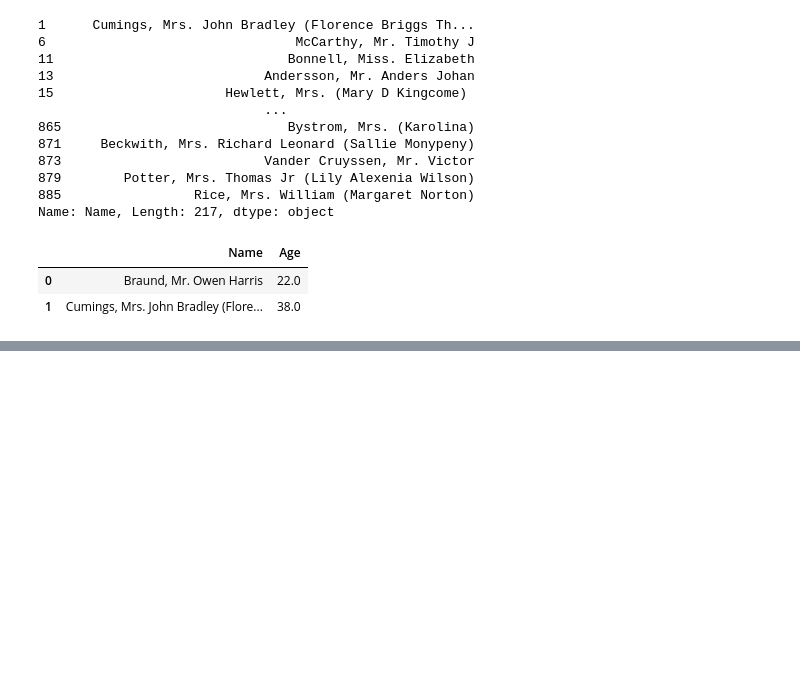
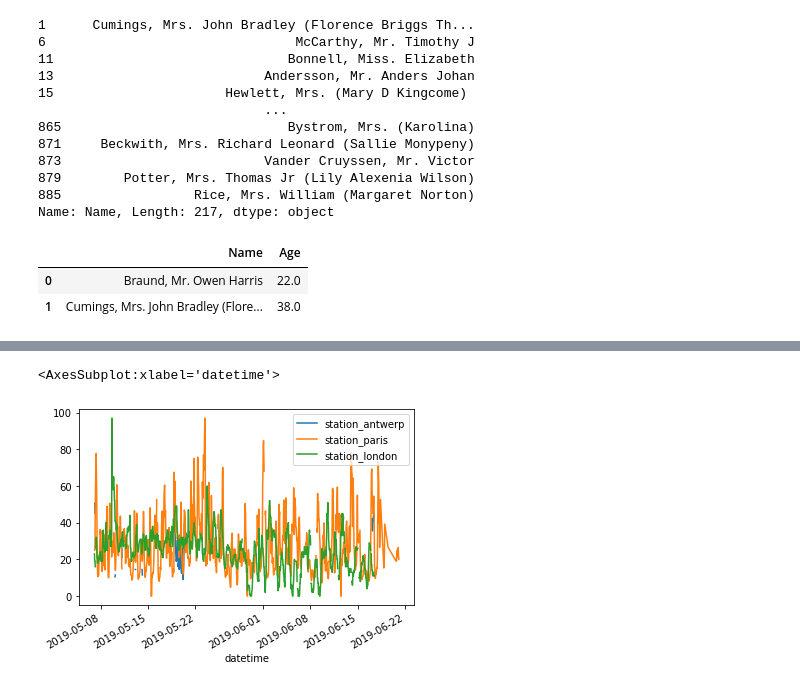
Before and after one commit to mcorne/test-python, a Jupyter notebook: pandas/getting-started.ipynb, the cells around one changed output, grey strips where cells are left out. Cells and saved outputs as stored; diff of their text form; code cells hidden in the pictures; blank space fills up the shorter version.

```diff
--- a/pandas/getting-started.ipynb
+++ b/pandas/getting-started.ipynb
@@ -286,0 +320,4 @@ titanic.loc[[0, 1], ["Name", "Age"]]
+# %%
+# # Read CSV into dataframe
+air_quality = pd.read_csv("data/air_quality_no2.csv", index_col=0, parse_dates=True)
+air_quality
@@ -286,0 +339,6 @@ titanic.loc[[0, 1], ["Name", "Age"]]
+# %%
+# Show graph
+air_quality.plot()
+# %% [output]
+<AxesSubplot:xlabel='datetime'>
+[figure, added]
```
Also changed, not shown: parts of 12 cells of this notebook, 2 other files.
